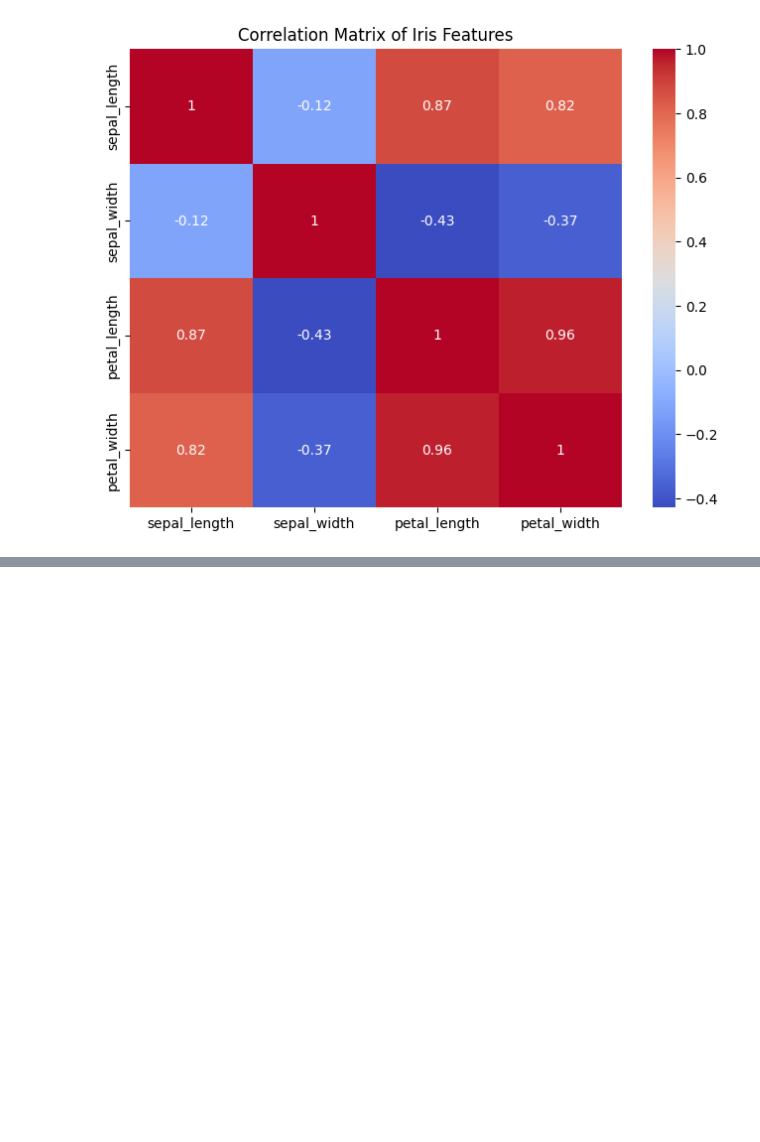
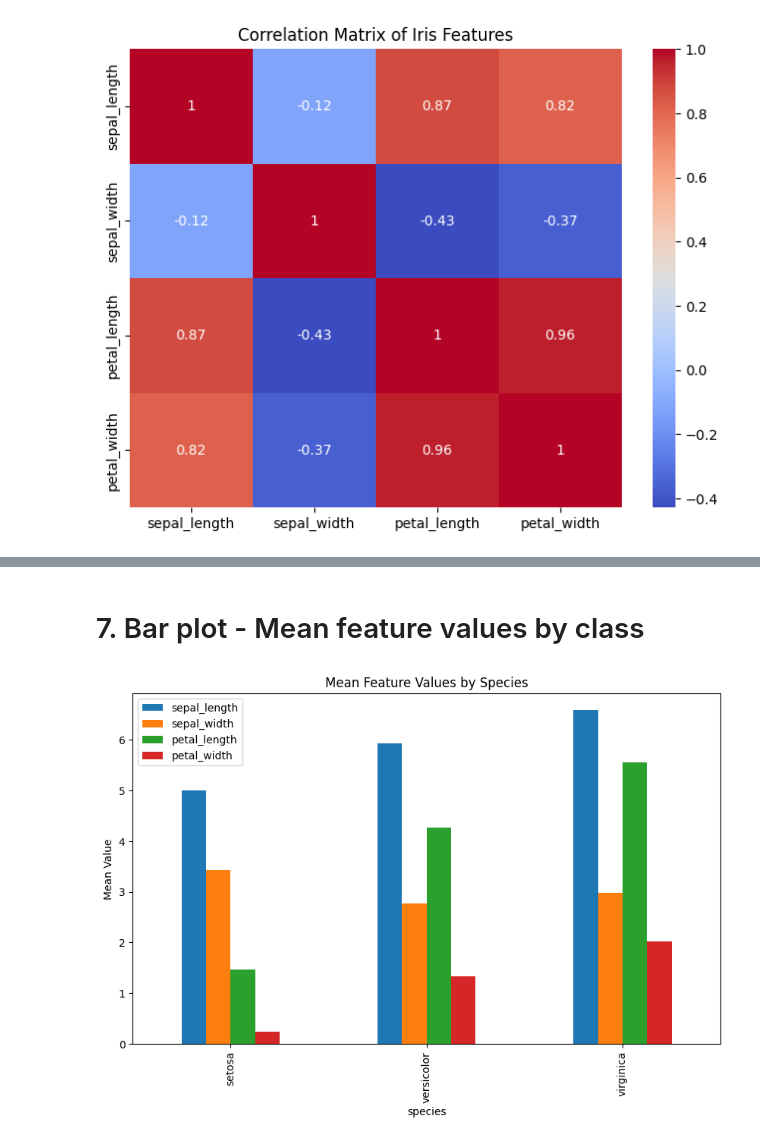
Before and after one commit to weronpas/MLOperations, a Jupyter notebook: notebooks/Class2_EDA.ipynb, the cells around one changed output, grey strips where cells are left out. Saved outputs shown, nothing was run; the diff lists cells and outputs as text; code cells hidden in the pictures; blank space fills up the shorter version.

```diff
--- a/notebooks/Class2_EDA.ipynb
+++ b/notebooks/Class2_EDA.ipynb
@@ -85,0 +164,10 @@ Hypotheses:
+# %% [markdown]
+# 7. Bar plot - Mean feature values by class
+# %%
+# 5. Mean feature values by class
+iris.groupby("species").mean().plot(kind="bar", figsize=(10,6))
+plt.title("Mean Feature Values by Species")
+plt.ylabel("Mean Value")
+plt.show()
+# %% [output]
+[figure, added]
```
Also changed, not shown: parts of 14 cells of this notebook, 1 other file.
